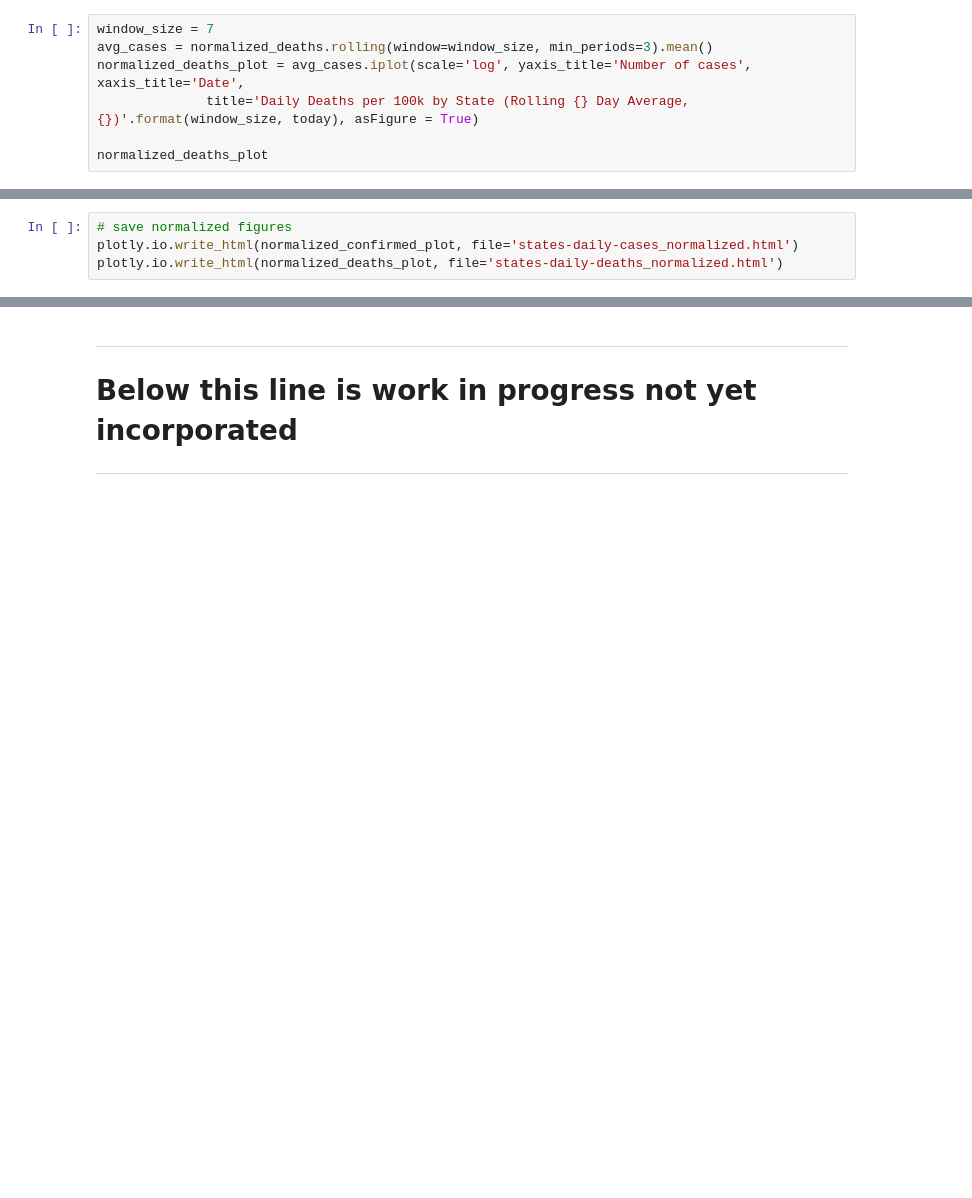
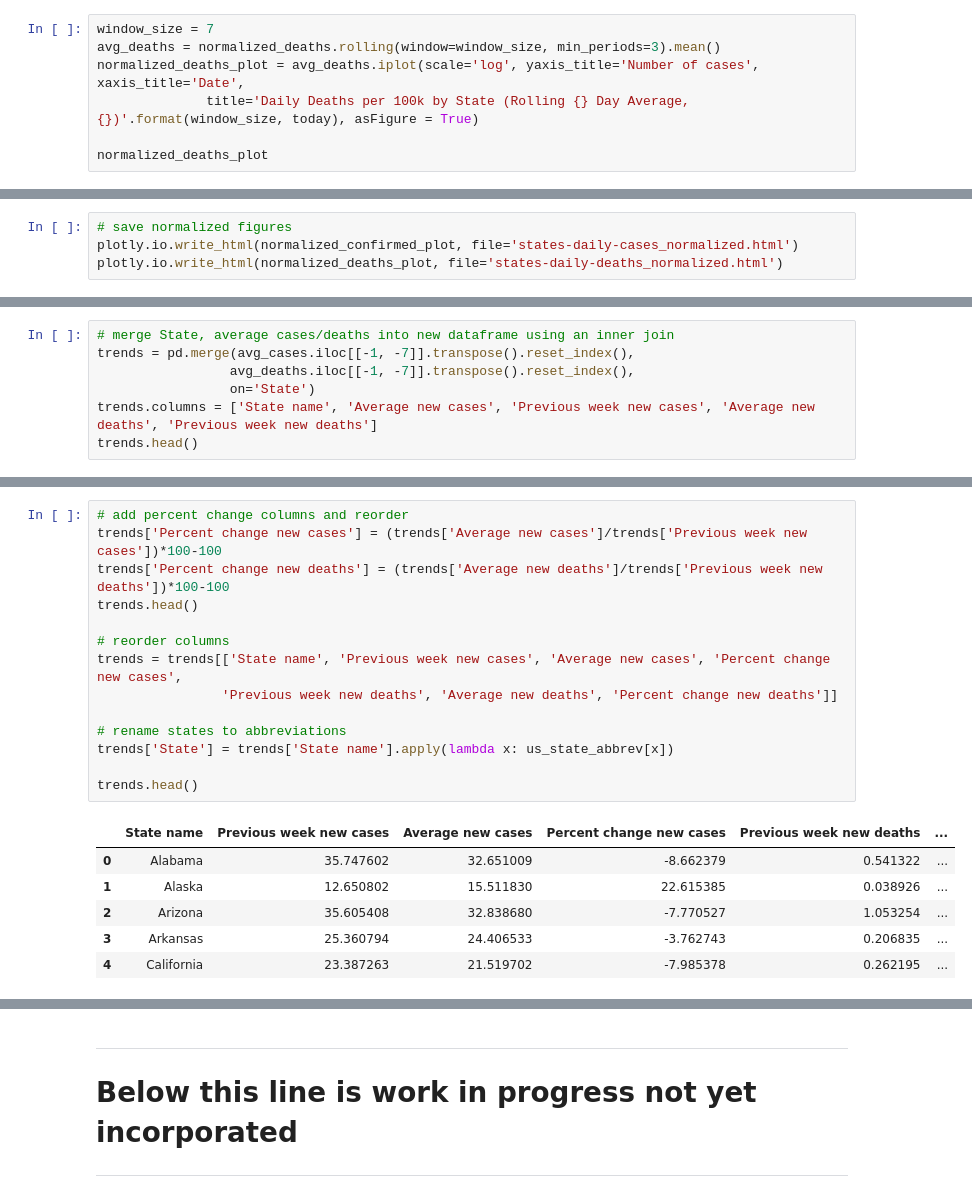
Before and after one commit to cppratt/COVID-19, a Jupyter notebook: COVID-19_US-states.ipynb, the cells around one changed output, grey strips where cells are left out. Cells and saved outputs as stored; diff of their text form; blank space fills up the shorter version.

```diff
--- a/COVID-19_US-states.ipynb
+++ b/COVID-19_US-states.ipynb
@@ -535,8 +535,8 @@ normalized_confirmed_plot
 [interactive output not drawn]
 # %%
 window_size = 7
-avg_cases = normalized_deaths.rolling(window=window_size, min_periods=3).mean()
-normalized_deaths_plot = avg_cases.iplot(scale='log', yaxis_title='Number of cases', xaxis_title='Date',
+avg_deaths = normalized_deaths.rolling(window=window_size, min_periods=3).mean()
+normalized_deaths_plot = avg_deaths.iplot(scale='log', yaxis_title='Number of cases', xaxis_title='Date',
               title='Daily Deaths per 100k by State (Rolling {} Day Average, {})'.format(window_size, today), asFigure = True)
 
 normalized_deaths_plot
@@ -548,0 +577,7 @@ plotly.io.write_html(normalized_deaths_plot, file='states-daily-deaths_normalize
+# %%
+# merge State, average cases/deaths into new dataframe using an inner join
+trends = pd.merge(avg_cases.iloc[[-1, -7]].transpose().reset_index(),
+                 avg_deaths.iloc[[-1, -7]].transpose().reset_index(),
+                 on='State')
+trends.columns = ['State name', 'Average new cases', 'Previous week new cases', 'Average new deaths', 'Previous week new deaths']
+trends.head()
@@ -548,0 +591,21 @@ plotly.io.write_html(normalized_deaths_plot, file='states-daily-deaths_normalize
+# %%
+# add percent change columns and reorder
+trends['Percent change new cases'] = (trends['Average new cases']/trends['Previous week new cases'])*100-100
+trends['Percent change new deaths'] = (trends['Average new deaths']/trends['Previous week new deaths'])*100-100
+trends.head()
+
+# reorder columns
+trends = trends[['State name', 'Previous week new cases', 'Average new cases', 'Percent change new cases',
+                'Previous week new deaths', 'Average new deaths', 'Percent change new deaths']]
+
+# rename states to abbreviations
+trends['State'] = trends['State name'].apply(lambda x: us_state_abbrev[x])
+
+trends.head()
+# %% [output]
+|  | State name | Previous week new cases | Average new cases | Percent change new cases | Previous week new deaths | ... |
+| 0 | Alabama | 35.747602 | 32.651009 | -8.662379 | 0.541322 | ... |
+| 1 | Alaska | 12.650802 | 15.511830 | 22.615385 | 0.038926 | ... |
+| 2 | Arizona | 35.605408 | 32.838680 | -7.770527 | 1.053254 | ... |
+| 3 | Arkansas | 25.360794 | 24.406533 | -3.762743 | 0.206835 | ... |
+| 4 | California | 23.387263 | 21.519702 | -7.985378 | 0.262195 | ... |
```
Also changed, not shown: parts of 8 cells of this notebook, 8 other files.
